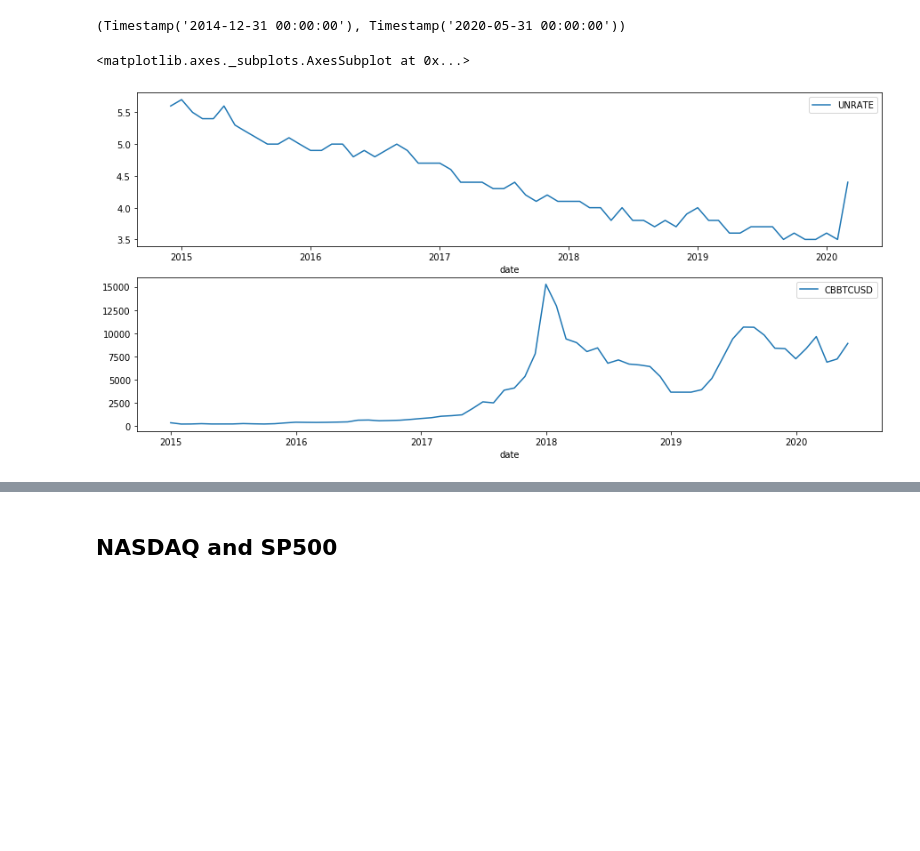
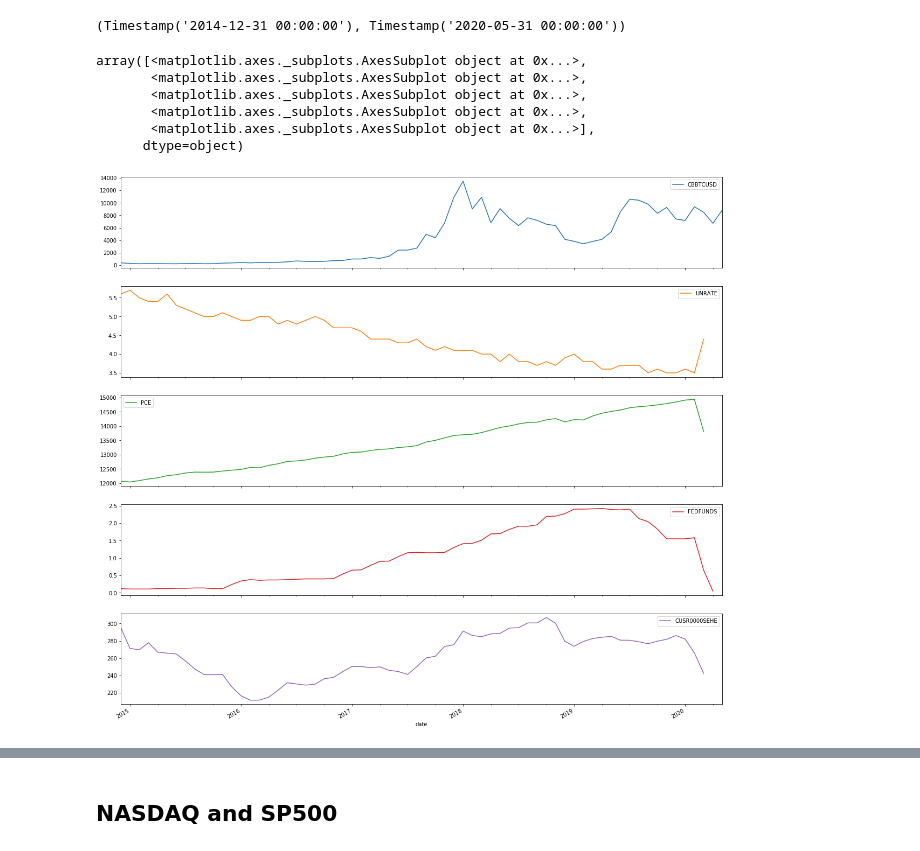
Before and after one commit to liwen611/project-bitcoin, a Jupyter notebook: bitcoin_overview.ipynb, the cells around one changed output, grey strips where cells are left out. Saved outputs shown, nothing was run; the diff lists cells and outputs as text; code cells hidden in the pictures; blank space fills up the shorter version.

```diff
--- a/bitcoin_overview.ipynb
+++ b/bitcoin_overview.ipynb
@@ -91,3 +75,5 @@ unrate.shape, bit_monthly.shape
+# %%
+bit_monthly = bit.resample('MS').first() # sample the first day price to staty consistent with the other data format
 # %%
 unrate.index.min(), unrate.index.max()
 # %% [output]
@@ -96,12 +82,26 @@ unrate.index.min(), unrate.index.max()
 bit_monthly.index.min(), bit_monthly.index.max()
 # %% [output]
 (Timestamp('2014-12-31 00:00:00'), Timestamp('2020-05-31 00:00:00'))
-# %%
-plt.figure(figsize = (15, 7))
-plt.subplot(211)
-sns.lineplot(data = unrate)
-plt.subplot(212)
-sns.lineplot(data = bit_monthly)
-# %% [output]
-<matplotlib.axes._subplots.AxesSubplot at 0x...>
-[figure, removed]
+# %%
+pce = dpf('PCE')
+fedfund = dpf('FEDFUNDS')
+cpi = dpf('CUSR0000SEHE')
+# %%
+pce = pce.loc['2014-12-01':]
+fedfund  = fedfund .loc['2014-12-01':]
+cpi = cpi.loc['2014-12-01':]
+# %%
+bit_monthly = bit_monthly.join(unrate, how = 'outer')
+bit_monthly = bit_monthly.join(pce, how = 'outer')
+bit_monthly = bit_monthly.join(fedfund, how = 'outer')
+bit_monthly = bit_monthly.join(cpi, how = 'outer')
+# %%
+bit_monthly.plot(subplots = True, figsize = (20, 20))
+# %% [output]
+array([<matplotlib.axes._subplots.AxesSubplot object at 0x...>,
+       <matplotlib.axes._subplots.AxesSubplot object at 0x...>,
+       <matplotlib.axes._subplots.AxesSubplot object at 0x...>,
+       <matplotlib.axes._subplots.AxesSubplot object at 0x...>,
+       <matplotlib.axes._subplots.AxesSubplot object at 0x...>],
+      dtype=object)
+[figure, added]
```
Also changed, not shown: parts of 32 cells of this notebook.
